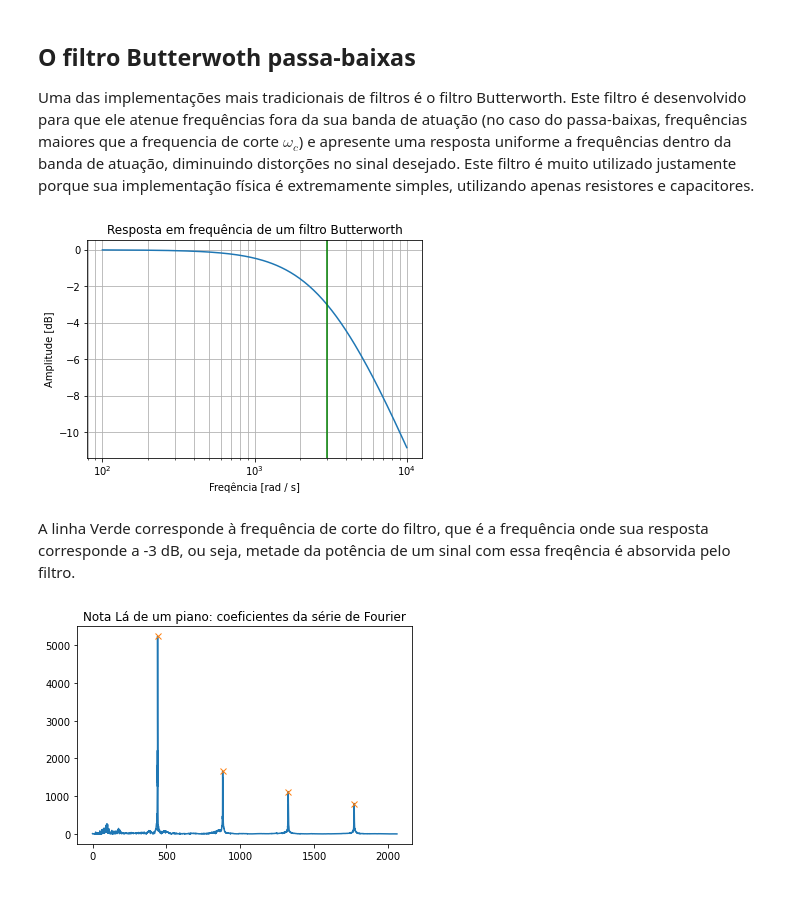
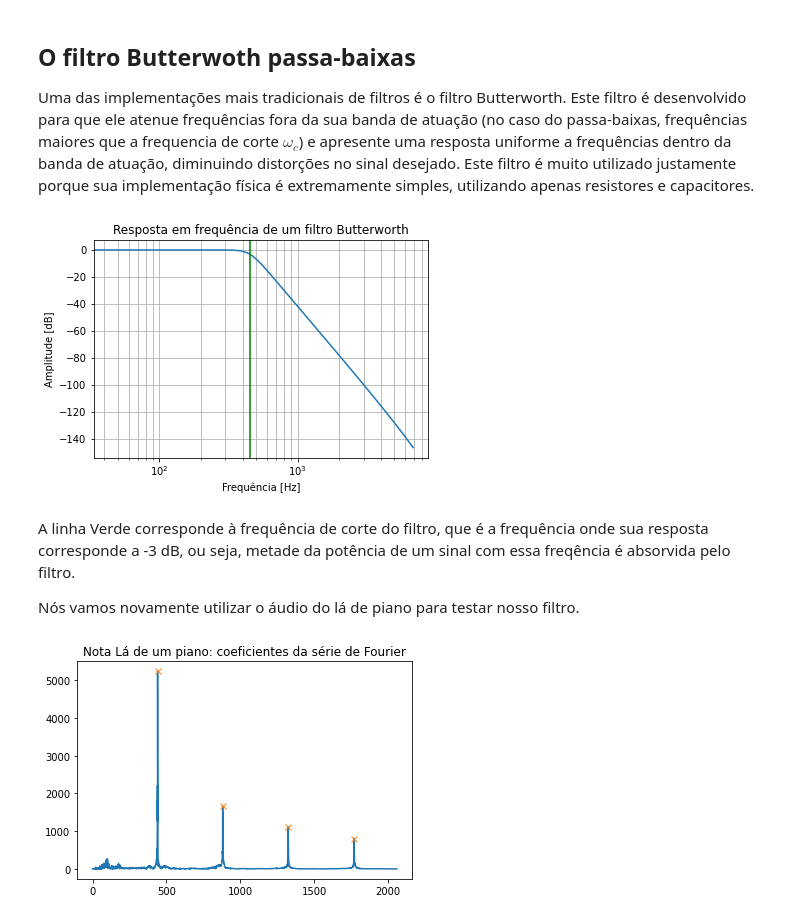
Before and after one commit to vclima/EA614, a Jupyter notebook: Filtragem.ipynb, the cells around one changed output. Drawn from its saved outputs; the diff is of its cells as text; code cells hidden in the pictures.

```diff
--- a/Filtragem.ipynb
+++ b/Filtragem.ipynb
@@ -17,19 +17,25 @@ Existem diversas formas de se connstruir um filtro de forma a atender as mais di
 Uma das implementações mais tradicionais de filtros é o filtro Butterworth. Este filtro é desenvolvido para que ele atenue frequências fora da sua banda de atuação (no caso do passa-baixas, frequências maiores que a frequencia de corte $\omega_c$) e apresente uma resposta uniforme a frequências dentro da banda de atuação, diminuindo distorções no sinal desejado.
 Este filtro é muito utilizado justamente porque sua implementação física é extremamente simples, utilizando apenas resistores e capacitores.
 # %%
-b, a = signal.butter(1, 3000, 'low', analog=True)
-w, h = signal.freqs(b, a)
-plt.plot(w, 20 * np.log10(abs(h)));
+fs=sounds[5]
+nyq=fs/2
+wc=450
+n=6
+b, a = signal.butter(n, wc/nyq, 'low',analog=False)
+w, h = signal.freqz(b, a,whole=False)
+plt.plot(nyq*w[0:160]/np.pi, 20 * np.log10(abs(h[0:160])));
 plt.xscale('log')
 plt.title('Resposta em frequência de um filtro Butterworth')
-plt.xlabel('Freqência [rad / s]')
+plt.xlabel('Frequência [Hz]')
 plt.ylabel('Amplitude [dB]')
 plt.grid(which='both', axis='both')
-plt.axvline(3000, color='green');
+plt.axvline(wc, color='green');
 # %% [output]
-[figure, old version]
+[figure, new version]
 # %% [markdown]
 A linha Verde corresponde à frequência de corte do filtro, que é a frequência onde sua resposta corresponde a -3 dB, ou seja, metade da potência de um sinal com essa freqência é absorvida pelo filtro.
+
+Nós vamos novamente utilizar o áudio do lá de piano para testar nosso filtro.
 # %%
 piano_data=np.array(sounds[1])
 piano_data=piano_data[:,0]
```
Also changed, not shown: parts of 5 cells of this notebook.
